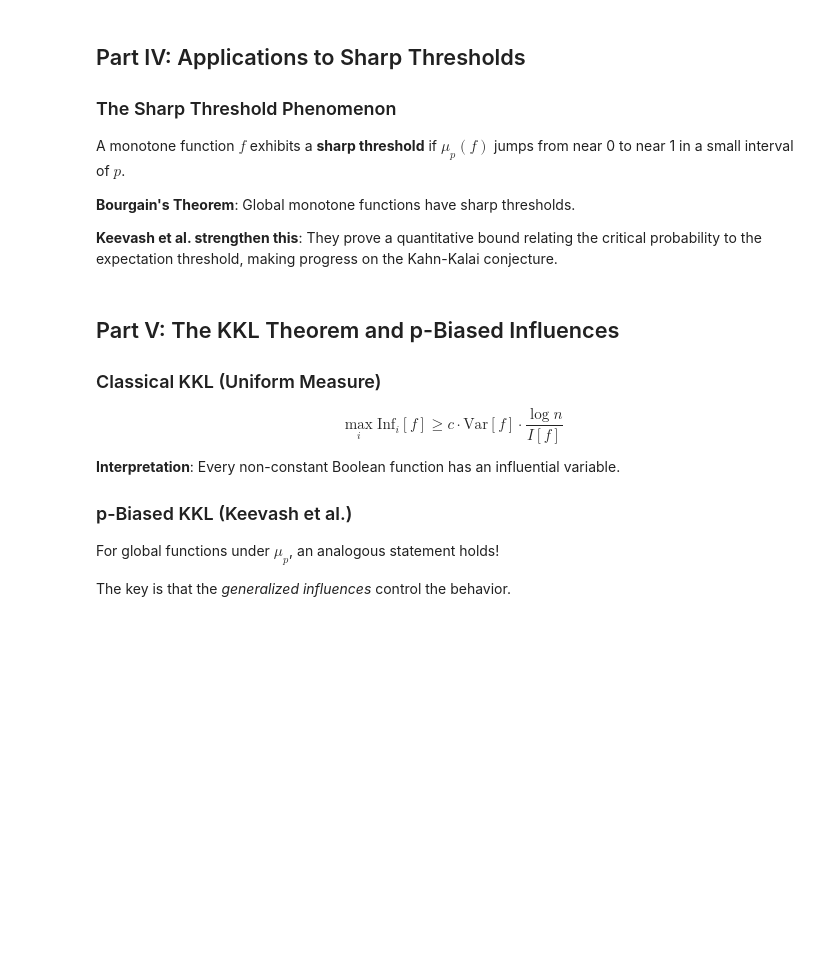
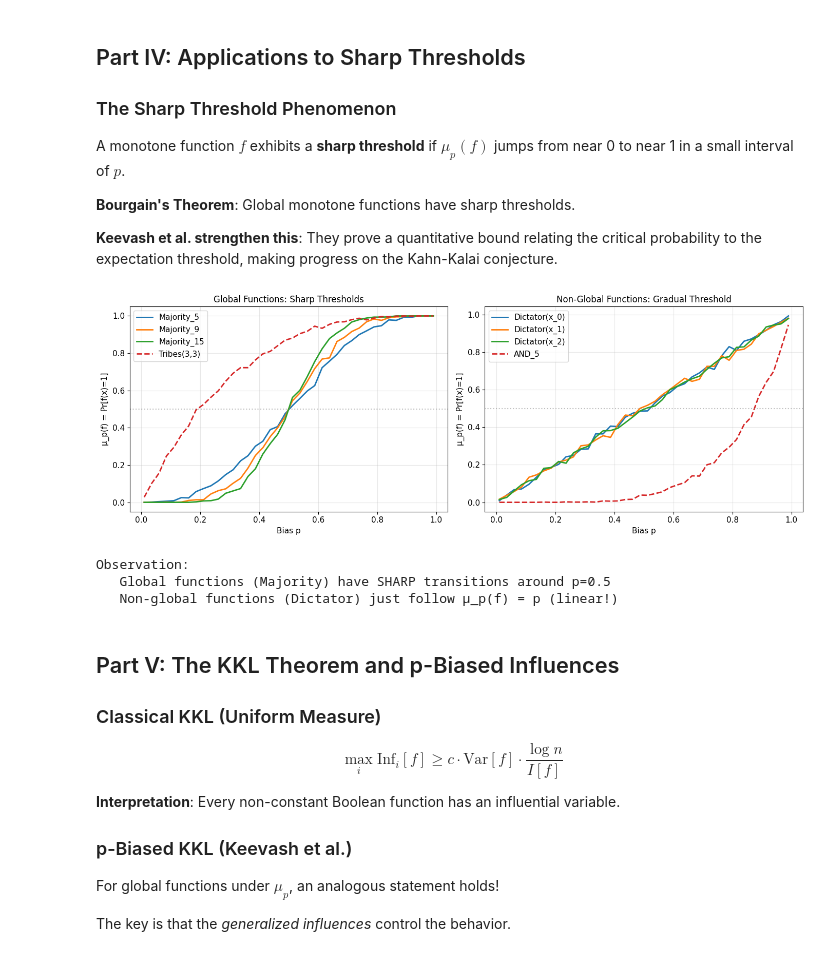
Before and after one commit to GabbyTab/boofun, a Jupyter notebook: notebooks/global_hypercontractivity.ipynb, the cells around one changed output. Saved outputs shown, nothing was run; the diff lists cells and outputs as text; code cells hidden in the pictures; blank space fills up the shorter version.

```diff
--- a/notebooks/global_hypercontractivity.ipynb
+++ b/notebooks/global_hypercontractivity.ipynb
@@ -224,7 +244,7 @@ def is_alpha_global(f, alpha: float, max_set_size: int = 3, p: float = 0.5) -> T
 n = 7
 functions = {
     "Majority₇": bf.majority(n),
-    "Dictator": bf.dictator(0, n),  # dictator(index, n_vars)
+    "Dictator": bf.dictator(n, 0),  # dictator(n_vars, index)
     "Parity₇": bf.parity(n),
     "Tribes(2,3)": bf.tribes(2, 3),
 }
@@ -234,7 +254,7 @@ print("=" * 60)
 
 for name, f in functions.items():
     is_global, details = is_alpha_global(f, alpha=0.5, max_set_size=2)
-    status = "✓ GLOBAL" if is_global else "✗ NOT GLOBAL"
+    status = "GLOBAL" if is_global else "NOT GLOBAL"
     print(f"\n{name}: {status}")
     print(f"  Max I_S = {details['max_generalized_influence']:.4f} (at S = {details['worst_set']})")
     print(f"  Threshold = {details['threshold']:.4f}")
@@ -309,5 +348,5 @@ for n in [5, 7]:
     # Bound
     bound = alpha**(1/4) * norm_2
 
-    status = "✓" if norm_4_T <= bound + 0.2 else "?"  # Allow some Monte Carlo error
+    status = "ok" if norm_4_T <= bound + 0.2 else "?"  # Allow some Monte Carlo error
     print(f"Majority_{n}: ||T_{{0.2}}f||_4 ≈ {norm_4_T:.3f} ≤ α^{{1/4}} = {bound:.3f} {status}")
@@ -356,35 +403,40 @@ ax.plot(p_range, curve_tribes, '--', label='Tribes(3,3)', linewidth=2)
 ax.axhline(y=0.5, color='gray', linestyle=':', alpha=0.5)
 ax.set_xlabel('Bias p')
 ax.set_ylabel('μ_p(f) = Pr[f(x)=1]')
 ax.legend()
 ax.grid(True, alpha=0.3)
 
 # Non-global function (Dictator) - no sharp threshold
 ax = axes[1]
 ax.set_title('Non-Global Functions: Gradual Threshold', fontsize=12)
 
 for i in range(3):
-    dict_f = bf.dictator(i, 9)  # dictator(index, n_vars)
+    dict_f = bf.dictator(9, i)  # dictator(n_vars, index)
     curve = threshold_curve(dict_f, p_range, samples=800)
     ax.plot(p_range, curve, label=f'Dictator(x_{i})', linewidth=2)
 
 # Also show AND (very high threshold)
 and_f = bf.AND(5)
 curve_and = threshold_curve(and_f, p_range, samples=800)
 ax.plot(p_range, curve_and, '--', label='AND_5', linewidth=2)
 
 ax.axhline(y=0.5, color='gray', linestyle=':', alpha=0.5)
 ax.set_xlabel('Bias p')
 ax.set_ylabel('μ_p(f) = Pr[f(x)=1]')
 ax.legend()
 ax.grid(True, alpha=0.3)
 
 plt.tight_layout()
 plt.show()
 
-print("\n💡 Observation:")
+print("\nObservation:")
 print("   Global functions (Majority) have SHARP transitions around p=0.5")
 print("   Non-global functions (Dictator) just follow μ_p(f) = p (linear!)")
+# %% [output]
+[figure, added]
+Observation:
+   Global functions (Majority) have SHARP transitions around p=0.5
+   Non-global functions (Dictator) just follow μ_p(f) = p (linear!)
 # %% [markdown]
 ## Part V: The KKL Theorem and p-Biased Influences
 
```
Also changed, not shown: parts of 10 cells of this notebook, 37 other files.
